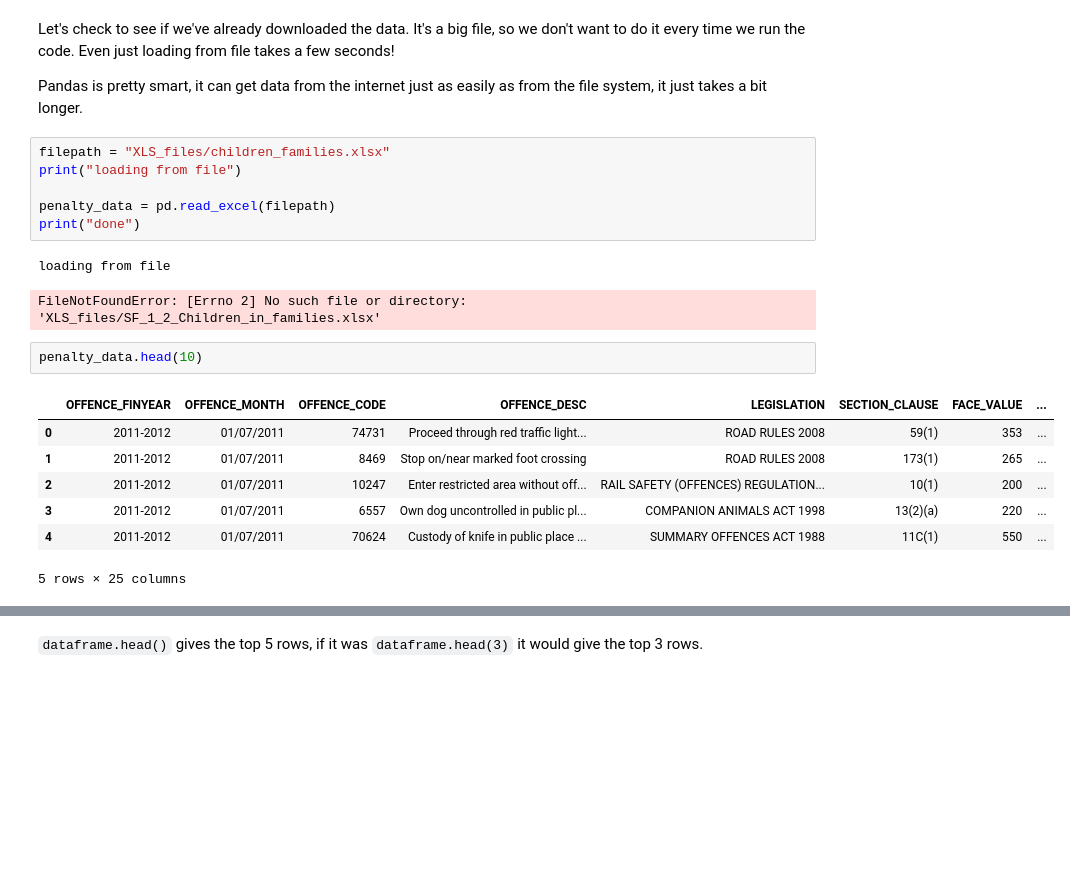
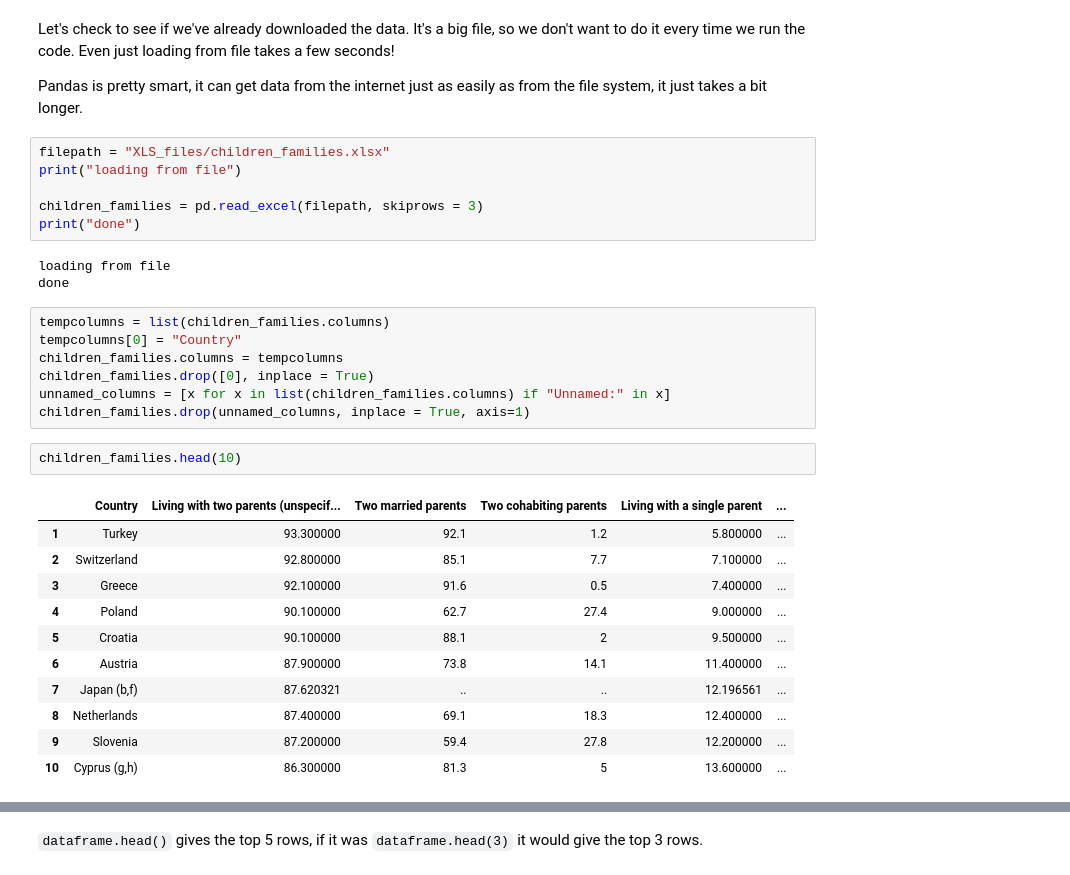
Before and after one commit to raphxcha/Open-data-project, a Jupyter notebook: basic_pandas.ipynb, the cells around one changed output, grey strips where cells are left out. Saved outputs shown, nothing was run; the diff lists cells and outputs as text; blank space fills up the shorter version.

```diff
--- a/basic_pandas.ipynb
+++ b/basic_pandas.ipynb
@@ -27,18 +27,29 @@ Pandas is pretty smart, it can get data from the internet just as easily as from
 filepath = "XLS_files/children_families.xlsx"
 print("loading from file")
 
-penalty_data = pd.read_excel(filepath)
+children_families = pd.read_excel(filepath, skiprows = 3)
 print("done")
 # %% [output]
 loading from file
+done
-FileNotFoundError: [Errno 2] No such file or directory: 'XLS_files/SF_1_2_Children_in_families.xlsx'
+# %%
+tempcolumns = list(children_families.columns)
+tempcolumns[0] = "Country"
+children_families.columns = tempcolumns
+children_families.drop([0], inplace = True)
+unnamed_columns = [x for x in list(children_families.columns) if "Unnamed:" in x]
+children_families.drop(unnamed_columns, inplace = True, axis=1)
 # %%
-penalty_data.head(10)
+children_families.head(10)
 # %% [output]
-|  | OFFENCE_FINYEAR | OFFENCE_MONTH | OFFENCE_CODE | OFFENCE_DESC | LEGISLATION | SECTION_CLAUSE | FACE_VALUE | ... |
-| 0 | 2011-2012 | 01/07/2011 | 74731 | Proceed through red traffic light... | ROAD RULES 2008 | 59(1) | 353 | ... |
-| 1 | 2011-2012 | 01/07/2011 | 8469 | Stop on/near marked foot crossing | ROAD RULES 2008 | 173(1) | 265 | ... |
-| 2 | 2011-2012 | 01/07/2011 | 10247 | Enter restricted area without off... | RAIL SAFETY (OFFENCES) REGULATION... | 10(1) | 200 | ... |
-| 3 | 2011-2012 | 01/07/2011 | 6557 | Own dog uncontrolled in public pl... | COMPANION ANIMALS ACT 1998 | 13(2)(a) | 220 | ... |
-| 4 | 2011-2012 | 01/07/2011 | 70624 | Custody of knife in public place ... | SUMMARY OFFENCES ACT 1988 | 11C(1) | 550 | ... |
+|  | Country | Living with two parents (unspecif... | Two married parents | Two cohabiting parents | Living with a single parent | ... |
+| 1 | Turkey | 93.300000 | 92.1 | 1.2 | 5.800000 | ... |
+| 2 | Switzerland | 92.800000 | 85.1 | 7.7 | 7.100000 | ... |
+| 3 | Greece | 92.100000 | 91.6 | 0.5 | 7.400000 | ... |
+| 4 | Poland | 90.100000 | 62.7 | 27.4 | 9.000000 | ... |
+| 5 | Croatia | 90.100000 | 88.1 | 2 | 9.500000 | ... |
+| 6 | Austria | 87.900000 | 73.8 | 14.1 | 11.400000 | ... |
+| 7 | Japan (b,f) | 87.620321 | .. | .. | 12.196561 | ... |
+| 8 | Netherlands | 87.400000 | 69.1 | 18.3 | 12.400000 | ... |
+| 9 | Slovenia | 87.200000 | 59.4 | 27.8 | 12.200000 | ... |
+| 10 | Cyprus (g,h) | 86.300000 | 81.3 | 5 | 13.600000 | ... |
-5 rows × 25 columns
```
Also changed, not shown: parts of 2 cells of this notebook, 2 other files.
